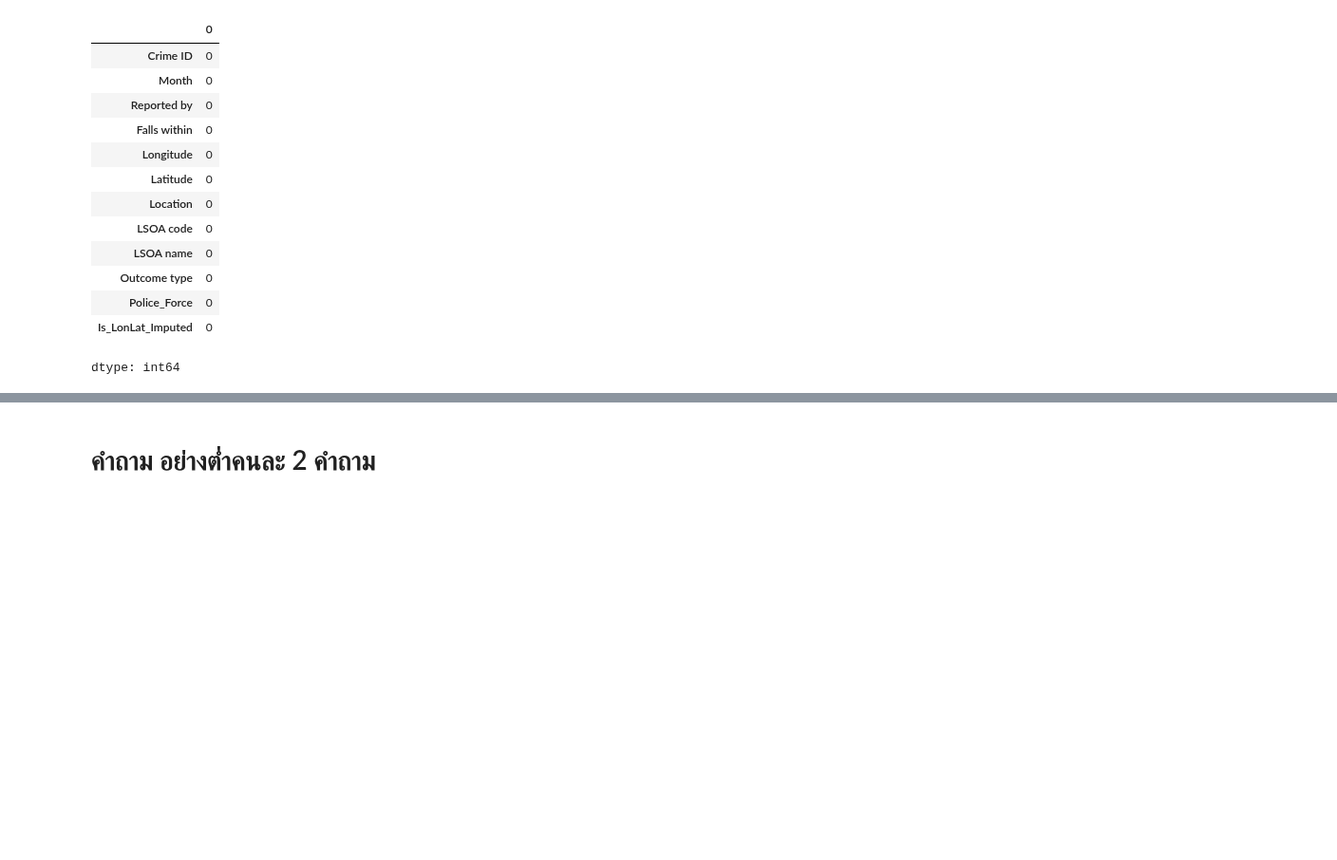
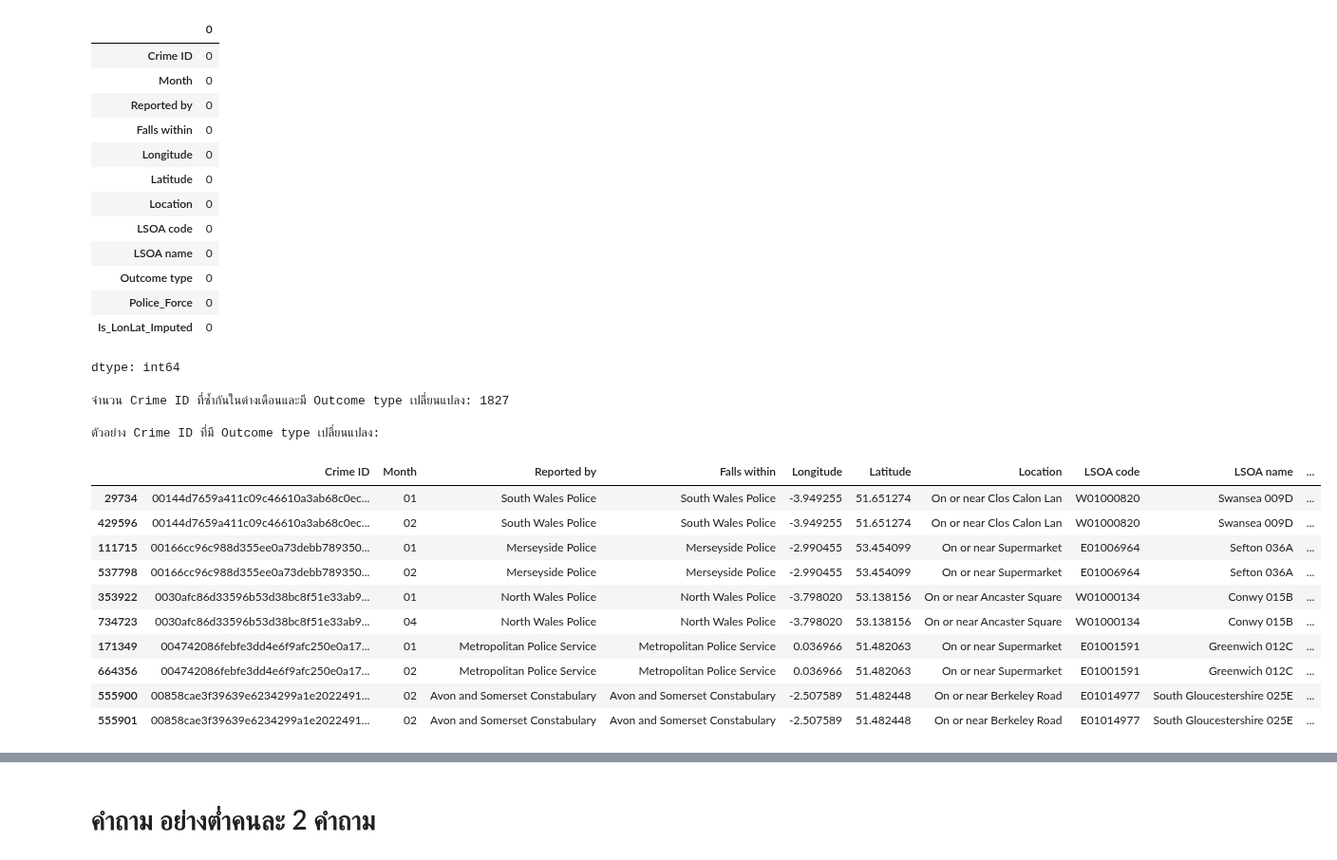
Before and after one commit to jangInw007/JENZY_Project, a Jupyter notebook: JENZY_is_perfect_project_Basicpro.ipynb, the cells around one changed output, grey strips where cells are left out. Shown at 95% size. Saved outputs shown, nothing was run; the diff lists cells and outputs as text; code cells hidden in the pictures; blank space fills up the shorter version.

```diff
--- a/JENZY_is_perfect_project_Basicpro.ipynb
+++ b/JENZY_is_perfect_project_Basicpro.ipynb
@@ -212,3 +200,38 @@ combined_outcomes_2025_all_months.isnull().sum()
 | Police_Force | 0 |
 | Is_LonLat_Imputed | 0 |
 dtype: int64
+# %%
+# กรองเฉพาะแถวที่มี Crime ID ซ้ำ
+duplicate_crime_rows = combined_outcomes_2025_all_months[combined_outcomes_2025_all_months['Crime ID'].duplicated(keep=False)].sort_values(by=['Crime ID', 'Month'])
+
+# ตรวจสอบว่า Outcome type มีการเปลี่ยนแปลงสำหรับแต่ละ Crime ID ที่ซ้ำกันหรือไม่
+# เราจะ Group by Crime ID และนับจำนวน Outcome type ที่ไม่ซ้ำกันในแต่ละกลุ่ม
+outcome_change_check = duplicate_crime_rows.groupby('Crime ID')['Outcome type'].nunique().reset_index(name='Unique_Outcome_Types')
+
+# กรองเฉพาะ Crime ID ที่มี Unique_Outcome_Types มากกว่า 1 (หมายถึง Outcome type เปลี่ยนแปลง)
+crime_ids_with_outcome_change = outcome_change_check[outcome_change_check['Unique_Outcome_Types'] > 1]['Crime ID']
+
+print(f"จำนวน Crime ID ที่ซ้ำกันในต่างเดือนและมี Outcome type เปลี่ยนแปลง: {len(crime_ids_with_outcome_change)}")
+
+# หากต้องการดูตัวอย่าง Crime ID ที่ Outcome type เปลี่ยนแปลง:
+if not crime_ids_with_outcome_change.empty:
+    print("\nตัวอย่าง Crime ID ที่มี Outcome type เปลี่ยนแปลง:")
+    # แสดงข้อมูลเต็มของ Crime ID เหล่านี้
+    display(duplicate_crime_rows[duplicate_crime_rows['Crime ID'].isin(crime_ids_with_outcome_change)].head(10))
+else:
+    print("\nไม่มี Crime ID ที่ซ้ำกันในต่างเดือนและมี Outcome type เปลี่ยนแปลง")
+# %% [output]
+จำนวน Crime ID ที่ซ้ำกันในต่างเดือนและมี Outcome type เปลี่ยนแปลง: 1827
+
+ตัวอย่าง Crime ID ที่มี Outcome type เปลี่ยนแปลง:
+|  | Crime ID | Month | Reported by | Falls within | Longitude | Latitude | Location | LSOA code | LSOA name | ... |
+| 29734 | 00144d7659a411c09c46610a3ab68c0ec... | 01 | South Wales Police | South Wales Police | -3.949255 | 51.651274 | On or near Clos Calon Lan | W01000820 | Swansea 009D | ... |
+| 429596 | 00144d7659a411c09c46610a3ab68c0ec... | 02 | South Wales Police | South Wales Police | -3.949255 | 51.651274 | On or near Clos Calon Lan | W01000820 | Swansea 009D | ... |
+| 111715 | 00166cc96c988d355ee0a73debb789350... | 01 | Merseyside Police | Merseyside Police | -2.990455 | 53.454099 | On or near Supermarket | E01006964 | Sefton 036A | ... |
+| 537798 | 00166cc96c988d355ee0a73debb789350... | 02 | Merseyside Police | Merseyside Police | -2.990455 | 53.454099 | On or near Supermarket | E01006964 | Sefton 036A | ... |
+| 353922 | 0030afc86d33596b53d38bc8f51e33ab9... | 01 | North Wales Police | North Wales Police | -3.798020 | 53.138156 | On or near Ancaster Square | W01000134 | Conwy 015B | ... |
+| 734723 | 0030afc86d33596b53d38bc8f51e33ab9... | 04 | North Wales Police | North Wales Police | -3.798020 | 53.138156 | On or near Ancaster Square | W01000134 | Conwy 015B | ... |
+| 171349 | 004742086febfe3dd4e6f9afc250e0a17... | 01 | Metropolitan Police Service | Metropolitan Police Service | 0.036966 | 51.482063 | On or near Supermarket | E01001591 | Greenwich 012C | ... |
+| 664356 | 004742086febfe3dd4e6f9afc250e0a17... | 02 | Metropolitan Police Service | Metropolitan Police Service | 0.036966 | 51.482063 | On or near Supermarket | E01001591 | Greenwich 012C | ... |
+| 555900 | 00858cae3f39639e6234299a1e2022491... | 02 | Avon and Somerset Constabulary | Avon and Somerset Constabulary | -2.507589 | 51.482448 | On or near Berkeley Road | E01014977 | South Gloucestershire 025E | ... |
+| 555901 | 00858cae3f39639e6234299a1e2022491... | 02 | Avon and Somerset Constabulary | Avon and Somerset Constabulary | -2.507589 | 51.482448 | On or near Berkeley Road | E01014977 | South Gloucestershire 025E | ... |
```
Also changed, not shown: parts of 104 cells of this notebook.
